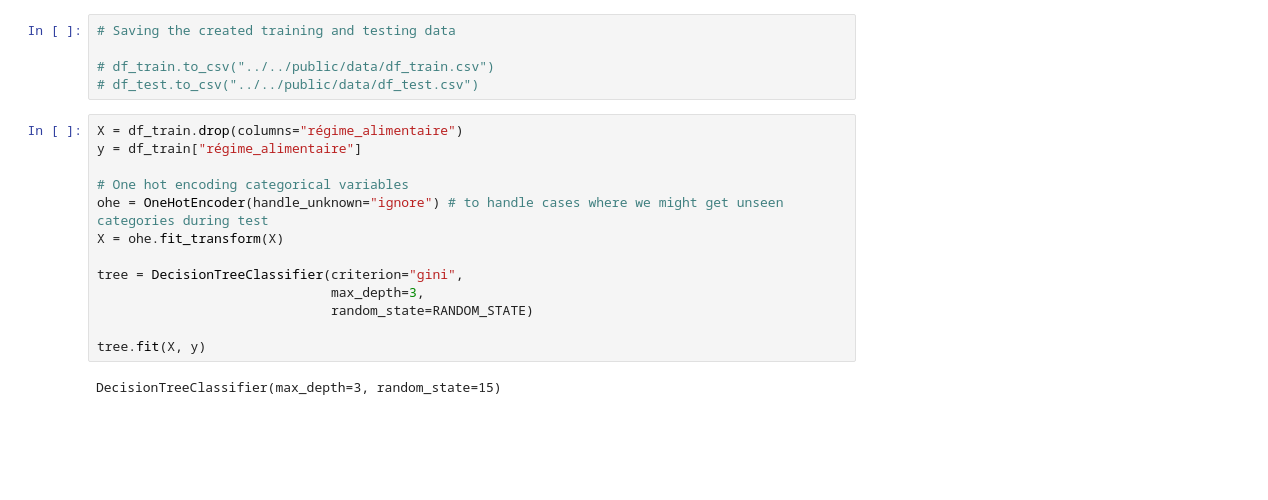
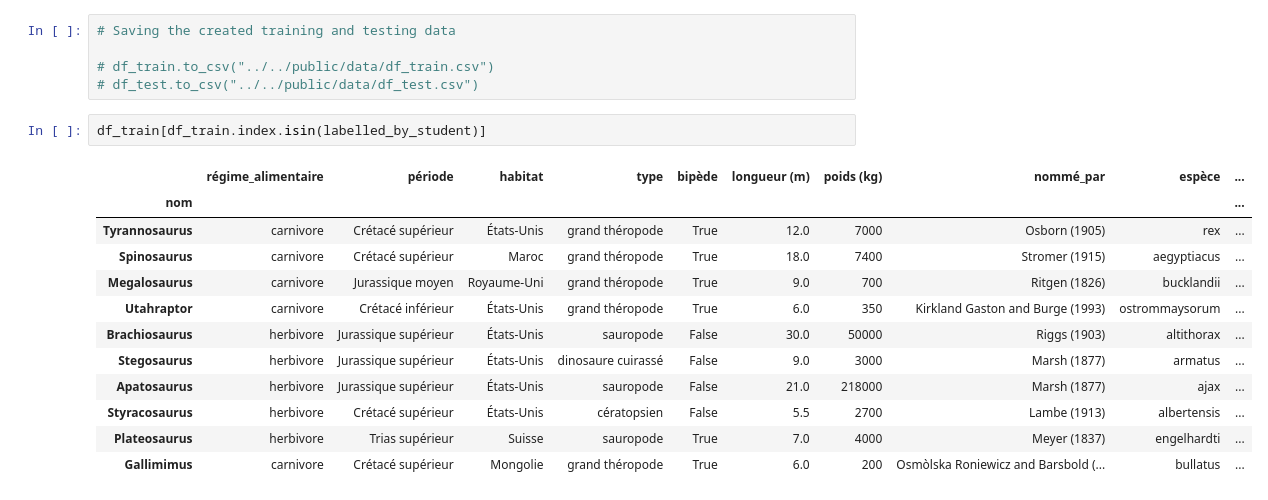
Before and after one commit to eglantine-vialaneix/aitools, a Jupyter notebook: app/backend/data_preparation.ipynb, the cells around one changed output. Drawn from its saved outputs; the diff is of its cells as text; blank space fills up the shorter version.

```diff
--- a/app/backend/data_preparation.ipynb
+++ b/app/backend/data_preparation.ipynb
@@ -169,18 +176,18 @@ df_train
 # df_train.to_csv("../../public/data/df_train.csv")
 # df_test.to_csv("../../public/data/df_test.csv")
 # %%
-X = df_train.drop(columns="régime_alimentaire")
-y = df_train["régime_alimentaire"]
-
-# One hot encoding categorical variables
-ohe = OneHotEncoder(handle_unknown="ignore") # to handle cases where we might get unseen categories during test
-X = ohe.fit_transform(X)
-
-tree = DecisionTreeClassifier(criterion="gini",
-                              max_depth=3,
-                              random_state=RANDOM_STATE)
-
-tree.fit(X, y)
+df_train[df_train.index.isin(labelled_by_student)]
 # %% [output]
-DecisionTreeClassifier(max_depth=3, random_state=15)
+|  | régime_alimentaire | période | habitat | type | bipède | longueur (m) | poids (kg) | nommé_par | espèce | ... |
+| nom |  |  |  |  |  |  |  |  |  | ... |
+| Tyrannosaurus | carnivore | Crétacé supérieur | États-Unis | grand théropode | True | 12.0 | 7000 | Osborn (1905) | rex | ... |
+| Spinosaurus | carnivore | Crétacé supérieur | Maroc | grand théropode | True | 18.0 | 7400 | Stromer (1915) | aegyptiacus | ... |
+| Megalosaurus | carnivore | Jurassique moyen | Royaume-Uni | grand théropode | True | 9.0 | 700 | Ritgen (1826) | bucklandii | ... |
+| Utahraptor | carnivore | Crétacé inférieur | États-Unis | grand théropode | True | 6.0 | 350 | Kirkland Gaston and Burge (1993) | ostrommaysorum | ... |
+| Brachiosaurus | herbivore | Jurassique supérieur | États-Unis | sauropode | False | 30.0 | 50000 | Riggs (1903) | altithorax | ... |
+| Stegosaurus | herbivore | Jurassique supérieur | États-Unis | dinosaure cuirassé | False | 9.0 | 3000 | Marsh (1877) | armatus | ... |
+| Apatosaurus | herbivore | Jurassique supérieur | États-Unis | sauropode | False | 21.0 | 218000 | Marsh (1877) | ajax | ... |
+| Styracosaurus | herbivore | Crétacé supérieur | États-Unis | cératopsien | False | 5.5 | 2700 | Lambe (1913) | albertensis | ... |
+| Plateosaurus | herbivore | Trias supérieur | Suisse | sauropode | True | 7.0 | 4000 | Meyer (1837) | engelhardti | ... |
+| Gallimimus | carnivore | Crétacé supérieur | Mongolie | grand théropode | True | 6.0 | 200 | Osmòlska Roniewicz and Barsbold (... | bullatus | ... |
 # %%
```
Also changed, not shown: parts of 12 cells of this notebook, 2 other files.
